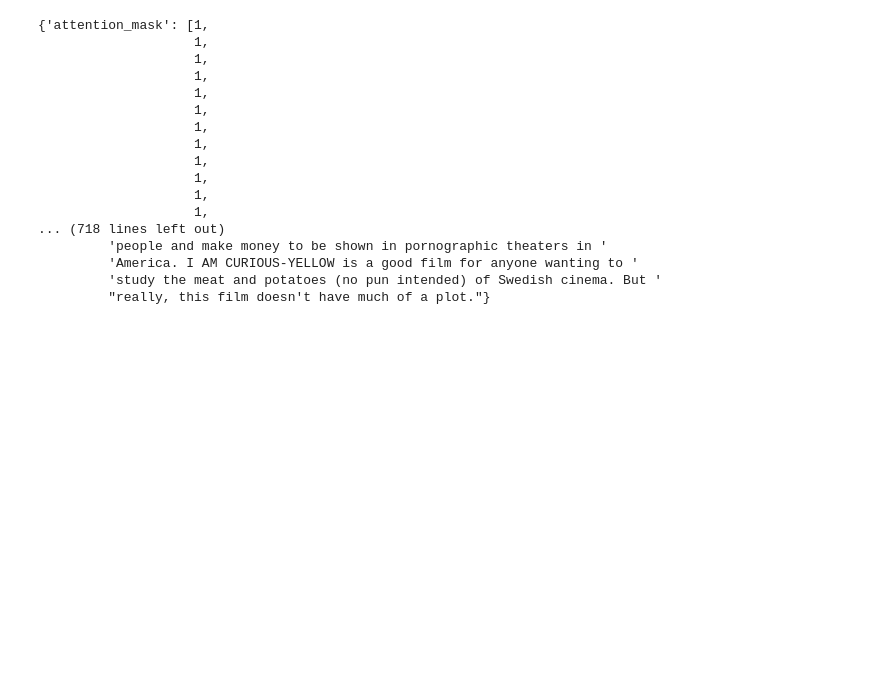
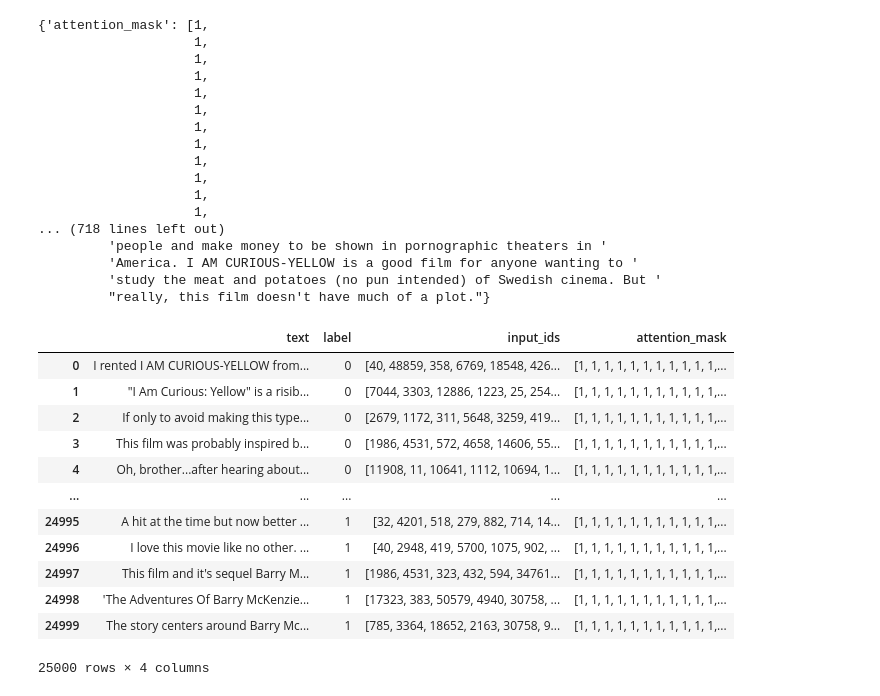
Before and after one commit to donwany/llm-intro, a Jupyter notebook: 03_loading_datasets_huggingface.ipynb, the cells around one changed output. Drawn from its saved outputs; the diff is of its cells as text; code cells hidden in the pictures; blank space fills up the shorter version.

```diff
--- a/03_loading_datasets_huggingface.ipynb
+++ b/03_loading_datasets_huggingface.ipynb
@@ -250,3 +292,19 @@ pprint(tokenized_dataset["train"][0])
          'America. I AM CURIOUS-YELLOW is a good film for anyone wanting to '
          'study the meat and potatoes (no pun intended) of Swedish cinema. But '
          "really, this film doesn't have much of a plot."}
+# %%
+pd.DataFrame(tokenized_dataset['train'])
+# %% [output]
+|  | text | label | input_ids | attention_mask |
+| 0 | I rented I AM CURIOUS-YELLOW from... | 0 | [40, 48859, 358, 6769, 18548, 426... | [1, 1, 1, 1, 1, 1, 1, 1, 1, 1, 1,... |
+| 1 | "I Am Curious: Yellow" is a risib... | 0 | [7044, 3303, 12886, 1223, 25, 254... | [1, 1, 1, 1, 1, 1, 1, 1, 1, 1, 1,... |
+| 2 | If only to avoid making this type... | 0 | [2679, 1172, 311, 5648, 3259, 419... | [1, 1, 1, 1, 1, 1, 1, 1, 1, 1, 1,... |
+| 3 | This film was probably inspired b... | 0 | [1986, 4531, 572, 4658, 14606, 55... | [1, 1, 1, 1, 1, 1, 1, 1, 1, 1, 1,... |
+| 4 | Oh, brother...after hearing about... | 0 | [11908, 11, 10641, 1112, 10694, 1... | [1, 1, 1, 1, 1, 1, 1, 1, 1, 1, 1,... |
+| ... | ... | ... | ... | ... |
+| 24995 | A hit at the time but now better ... | 1 | [32, 4201, 518, 279, 882, 714, 14... | [1, 1, 1, 1, 1, 1, 1, 1, 1, 1, 1,... |
+| 24996 | I love this movie like no other. ... | 1 | [40, 2948, 419, 5700, 1075, 902, ... | [1, 1, 1, 1, 1, 1, 1, 1, 1, 1, 1,... |
+| 24997 | This film and it's sequel Barry M... | 1 | [1986, 4531, 323, 432, 594, 34761... | [1, 1, 1, 1, 1, 1, 1, 1, 1, 1, 1,... |
+| 24998 | 'The Adventures Of Barry McKenzie... | 1 | [17323, 383, 50579, 4940, 30758, ... | [1, 1, 1, 1, 1, 1, 1, 1, 1, 1, 1,... |
+| 24999 | The story centers around Barry Mc... | 1 | [785, 3364, 18652, 2163, 30758, 9... | [1, 1, 1, 1, 1, 1, 1, 1, 1, 1, 1,... |
+25000 rows × 4 columns
```
Also changed, not shown: parts of 6 cells of this notebook, 1 other file.
